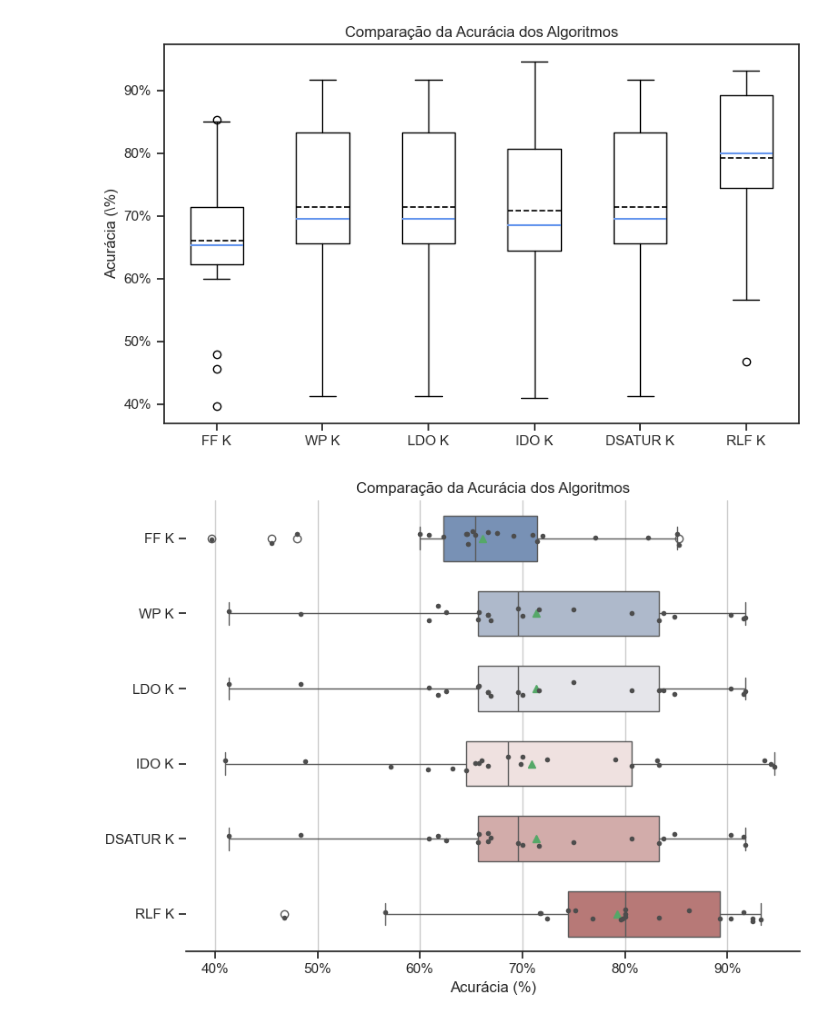
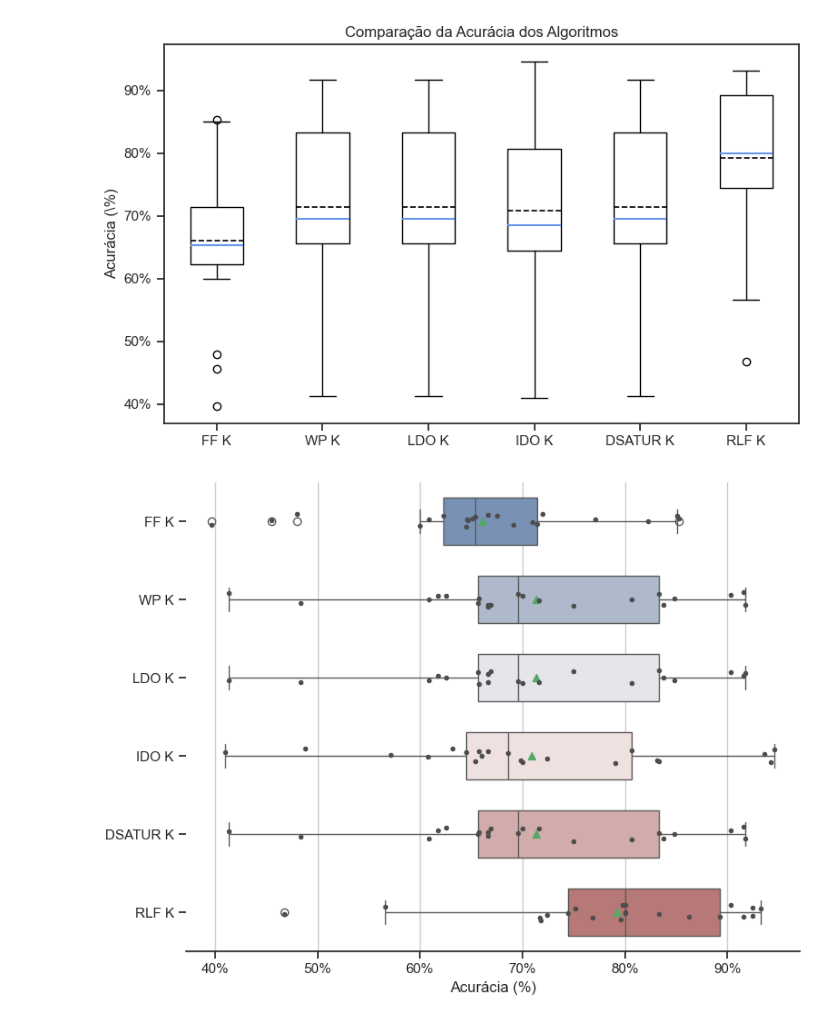
Before and after one commit to lucas-gcp/graph-coloring-heuristics, a Jupyter notebook: Analysis.ipynb, the cells around one changed output. Saved outputs shown, nothing was run; the diff lists cells and outputs as text; code cells hidden in the pictures.

```diff
--- a/Analysis.ipynb
+++ b/Analysis.ipynb
@@ -186,32 +186,31 @@ sns.boxplot(
 )
 
 # overplot
 sns.stripplot(
     data=df_melt,
     x="Acurácia",
     y="Método",
     size=4,
     color=".3",
     jitter=True,
     ax=ax
 )
 
 # x‐axis percentual
 ax.xaxis.set_major_formatter(
     mtick.PercentFormatter(xmax=1.0, decimals=0)
 )
 
 # x-limits
 ax.set_xlim(min(df_melt['Acurácia']) - 0.025, max(df_melt['Acurácia']) + 0.025)
 
-ax.set_title("Comparação da Acurácia dos Algoritmos")
 ax.set_xlabel(r"Acurácia (%)")
 ax.set_ylabel("")
 ax.xaxis.grid(True)
 
 sns.despine(left=True, trim=False)
 
 plt.tight_layout()
 plt.show()
 # %% [output]
-[figure, old version]
+[figure, new version]
```
Also changed, not shown: 2 other files.
